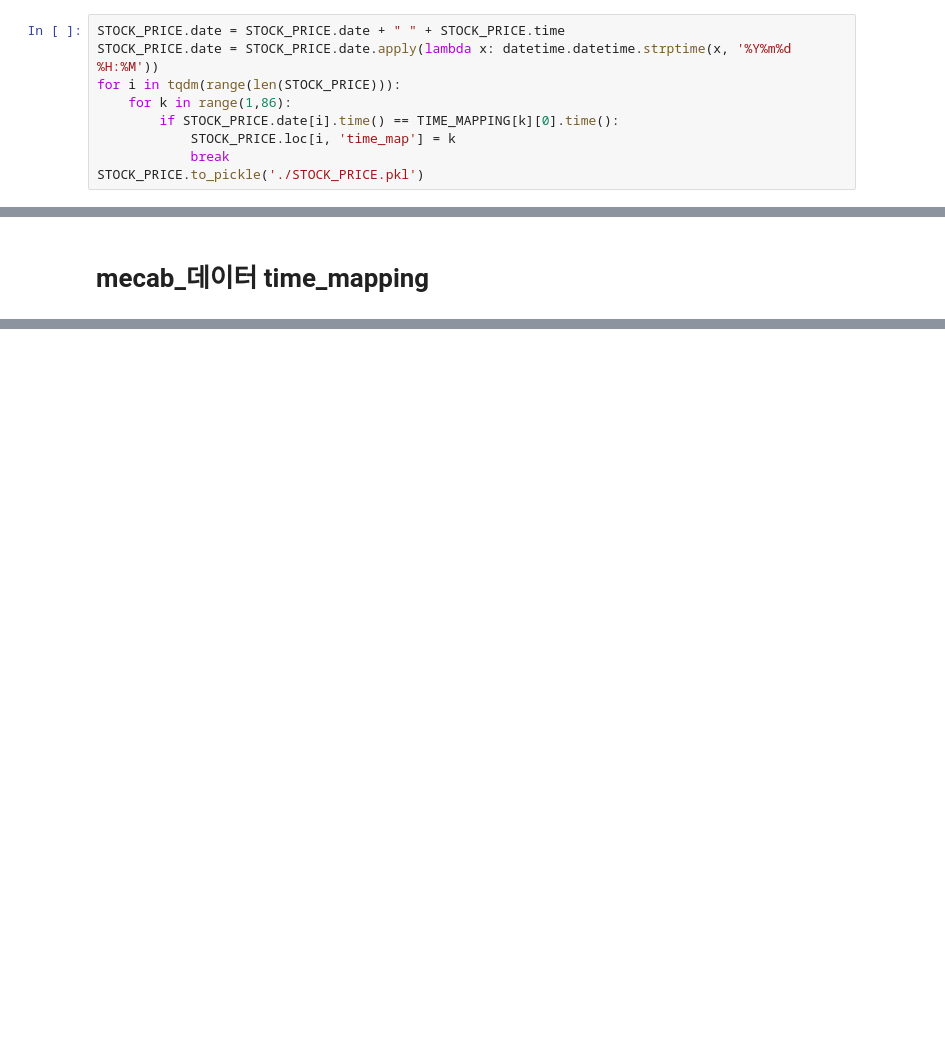
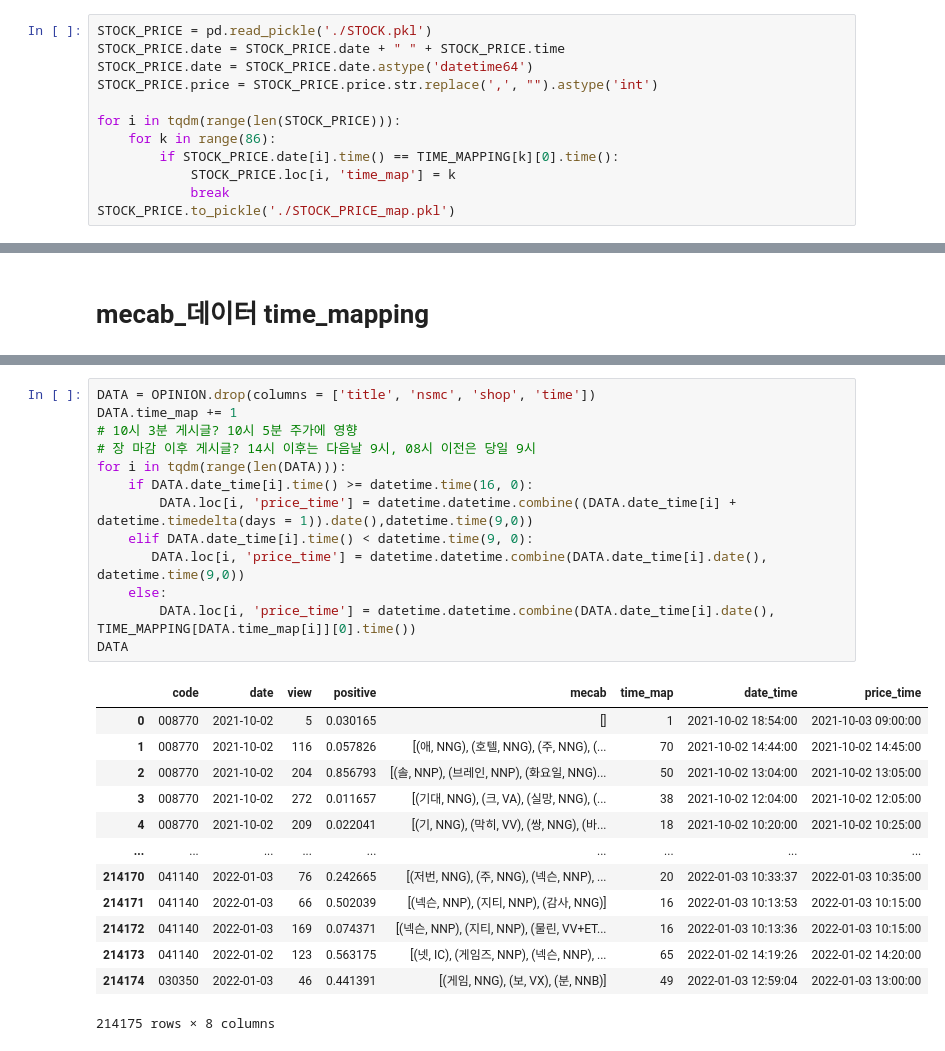
Before and after one commit to jayleenym/AYOA, a Jupyter notebook: 감성사전/감성사전만들기.ipynb, the cells around one changed output, grey strips where cells are left out. Drawn from its saved outputs; the diff is of its cells as text; blank space fills up the shorter version.

```diff
--- a/감성사전/감성사전만들기.ipynb
+++ b/감성사전/감성사전만들기.ipynb
@@ -198,9 +267,12 @@ STOCK_PRICE.to_pickle('./STOCK_PRICE.pkl')
 # %%
+STOCK_PRICE = pd.read_pickle('./STOCK.pkl')
 STOCK_PRICE.date = STOCK_PRICE.date + " " + STOCK_PRICE.time
-STOCK_PRICE.date = STOCK_PRICE.date.apply(lambda x: datetime.datetime.strptime(x, '%Y%m%d %H:%M'))
+STOCK_PRICE.date = STOCK_PRICE.date.astype('datetime64')
+STOCK_PRICE.price = STOCK_PRICE.price.str.replace(',', "").astype('int')
+
 for i in tqdm(range(len(STOCK_PRICE))):
-    for k in range(1,86):
+    for k in range(86):
         if STOCK_PRICE.date[i].time() == TIME_MAPPING[k][0].time():
             STOCK_PRICE.loc[i, 'time_map'] = k
             break
-STOCK_PRICE.to_pickle('./STOCK_PRICE.pkl')
+STOCK_PRICE.to_pickle('./STOCK_PRICE_map.pkl')
@@ -211,0 +369,27 @@ STOCK_PRICE.to_pickle('./STOCK_PRICE.pkl')
+# %%
+DATA = OPINION.drop(columns = ['title', 'nsmc', 'shop', 'time'])
+DATA.time_map += 1
+# 10시 3분 게시글? 10시 5분 주가에 영향
+# 장 마감 이후 게시글? 14시 이후는 다음날 9시, 08시 이전은 당일 9시
+for i in tqdm(range(len(DATA))):
+    if DATA.date_time[i].time() >= datetime.time(16, 0):
+        DATA.loc[i, 'price_time'] = datetime.datetime.combine((DATA.date_time[i] + datetime.timedelta(days = 1)).date(),datetime.time(9,0))
+    elif DATA.date_time[i].time() < datetime.time(9, 0):
+       DATA.loc[i, 'price_time'] = datetime.datetime.combine(DATA.date_time[i].date(), datetime.time(9,0))
+    else:
+        DATA.loc[i, 'price_time'] = datetime.datetime.combine(DATA.date_time[i].date(), TIME_MAPPING[DATA.time_map[i]][0].time())
+DATA
+# %% [output]
+|  | code | date | view | positive | mecab | time_map | date_time | price_time |
+| 0 | 008770 | 2021-10-02 | 5 | 0.030165 | [] | 1 | 2021-10-02 18:54:00 | 2021-10-03 09:00:00 |
+| 1 | 008770 | 2021-10-02 | 116 | 0.057826 | [(애, NNG), (호텔, NNG), (주, NNG), (... | 70 | 2021-10-02 14:44:00 | 2021-10-02 14:45:00 |
+| 2 | 008770 | 2021-10-02 | 204 | 0.856793 | [(솔, NNP), (브레인, NNP), (화요일, NNG)... | 50 | 2021-10-02 13:04:00 | 2021-10-02 13:05:00 |
+| 3 | 008770 | 2021-10-02 | 272 | 0.011657 | [(기대, NNG), (크, VA), (실망, NNG), (... | 38 | 2021-10-02 12:04:00 | 2021-10-02 12:05:00 |
+| 4 | 008770 | 2021-10-02 | 209 | 0.022041 | [(기, NNG), (막히, VV), (쌍, NNG), (바... | 18 | 2021-10-02 10:20:00 | 2021-10-02 10:25:00 |
+| ... | ... | ... | ... | ... | ... | ... | ... | ... |
+| 214170 | 041140 | 2022-01-03 | 76 | 0.242665 | [(저번, NNG), (주, NNG), (넥슨, NNP), ... | 20 | 2022-01-03 10:33:37 | 2022-01-03 10:35:00 |
+| 214171 | 041140 | 2022-01-03 | 66 | 0.502039 | [(넥슨, NNP), (지티, NNP), (감사, NNG)] | 16 | 2022-01-03 10:13:53 | 2022-01-03 10:15:00 |
+| 214172 | 041140 | 2022-01-03 | 169 | 0.074371 | [(넥슨, NNP), (지티, NNP), (물린, VV+ET... | 16 | 2022-01-03 10:13:36 | 2022-01-03 10:15:00 |
+| 214173 | 041140 | 2022-01-02 | 123 | 0.563175 | [(넷, IC), (게임즈, NNP), (넥슨, NNP), ... | 65 | 2022-01-02 14:19:26 | 2022-01-02 14:20:00 |
+| 214174 | 030350 | 2022-01-03 | 46 | 0.441391 | [(게임, NNG), (보, VX), (분, NNB)] | 49 | 2022-01-03 12:59:04 | 2022-01-03 13:00:00 |
+214175 rows × 8 columns
```
Also changed, not shown: parts of 46 cells of this notebook, 6 other files.
